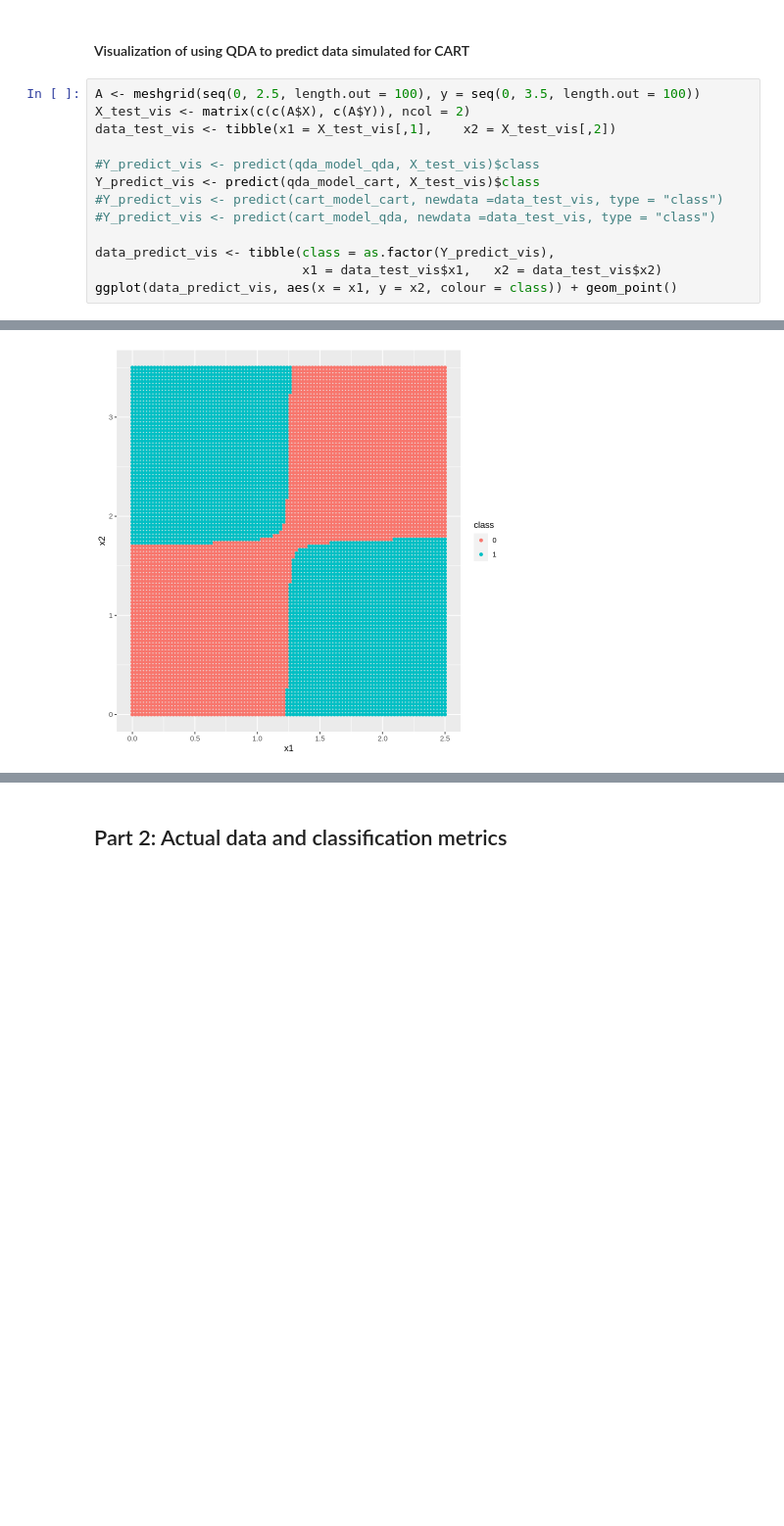
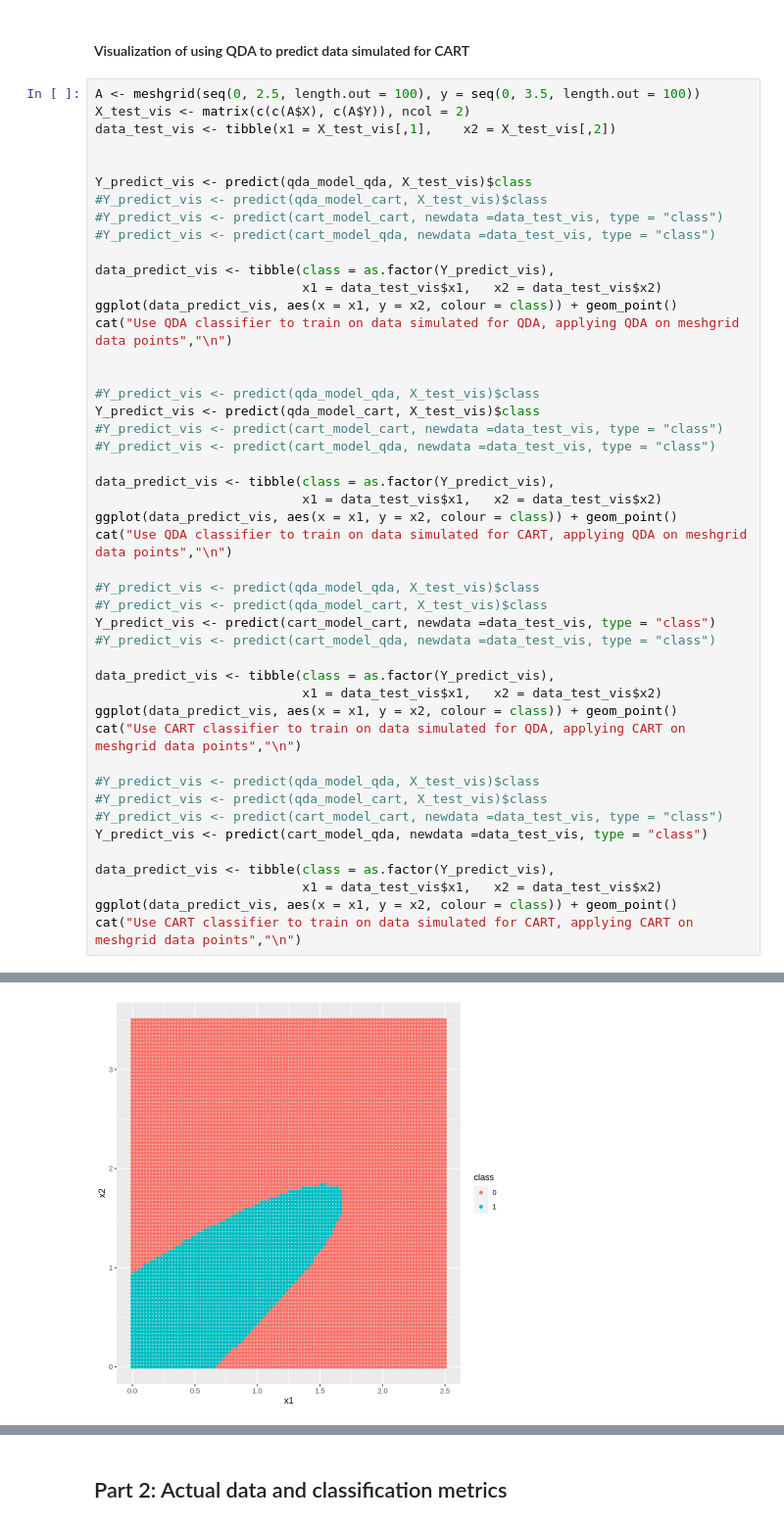
Before and after one commit to YingxiaoYan/TopSecret, a Jupyter notebook: project1_runtimeR.ipynb, the cells around one changed output, grey strips where cells are left out. Shown at 98% size. Drawn from its saved outputs; the diff is of its cells as text; blank space fills up the shorter version.

```diff
--- a/project1_runtimeR.ipynb
+++ b/project1_runtimeR.ipynb
@@ -230,6 +232,18 @@ For CART, the assumption is assuming locally constant conditional means/probabil
 A <- meshgrid(seq(0, 2.5, length.out = 100), y = seq(0, 3.5, length.out = 100))
 X_test_vis <- matrix(c(c(A$X), c(A$Y)), ncol = 2)
 data_test_vis <- tibble(x1 = X_test_vis[,1],	x2 = X_test_vis[,2])
+
+
+Y_predict_vis <- predict(qda_model_qda, X_test_vis)$class
+#Y_predict_vis <- predict(qda_model_cart, X_test_vis)$class
+#Y_predict_vis <- predict(cart_model_cart, newdata =data_test_vis, type = "class")
+#Y_predict_vis <- predict(cart_model_qda, newdata =data_test_vis, type = "class")
+
+data_predict_vis <- tibble(class = as.factor(Y_predict_vis),
+                           x1 = data_test_vis$x1,	x2 = data_test_vis$x2)
+ggplot(data_predict_vis, aes(x = x1, y = x2, colour = class)) + geom_point()
+cat("Use QDA classifier to train on data simulated for QDA, applying QDA on meshgrid data points","\n")
+
 
 #Y_predict_vis <- predict(qda_model_qda, X_test_vis)$class
 Y_predict_vis <- predict(qda_model_cart, X_test_vis)$class
@@ -239,4 +253,25 @@ Y_predict_vis <- predict(qda_model_cart, X_test_vis)$class
 data_predict_vis <- tibble(class = as.factor(Y_predict_vis),
                            x1 = data_test_vis$x1,	x2 = data_test_vis$x2)
 ggplot(data_predict_vis, aes(x = x1, y = x2, colour = class)) + geom_point()
+cat("Use QDA classifier to train on data simulated for CART, applying QDA on meshgrid data points","\n")
+
+#Y_predict_vis <- predict(qda_model_qda, X_test_vis)$class
+#Y_predict_vis <- predict(qda_model_cart, X_test_vis)$class
+Y_predict_vis <- predict(cart_model_cart, newdata =data_test_vis, type = "class")
+#Y_predict_vis <- predict(cart_model_qda, newdata =data_test_vis, type = "class")
+
+data_predict_vis <- tibble(class = as.factor(Y_predict_vis),
+                           x1 = data_test_vis$x1,	x2 = data_test_vis$x2)
+ggplot(data_predict_vis, aes(x = x1, y = x2, colour = class)) + geom_point()
+cat("Use CART classifier to train on data simulated for QDA, applying CART on meshgrid data points","\n")
+
+#Y_predict_vis <- predict(qda_model_qda, X_test_vis)$class
+#Y_predict_vis <- predict(qda_model_cart, X_test_vis)$class
+#Y_predict_vis <- predict(cart_model_cart, newdata =data_test_vis, type = "class")
+Y_predict_vis <- predict(cart_model_qda, newdata =data_test_vis, type = "class")
+
+data_predict_vis <- tibble(class = as.factor(Y_predict_vis),
+                           x1 = data_test_vis$x1,	x2 = data_test_vis$x2)
+ggplot(data_predict_vis, aes(x = x1, y = x2, colour = class)) + geom_point()
+cat("Use CART classifier to train on data simulated for CART, applying CART on meshgrid data points","\n")
 # %% [output]
@@ -243 +279 @@ ggplot(data_predict_vis, aes(x = x1, y = x2, colour = class)) + geom_point()
-[figure, old version]
+[figure, new version]
```
Also changed, not shown: parts of 13 cells of this notebook.
